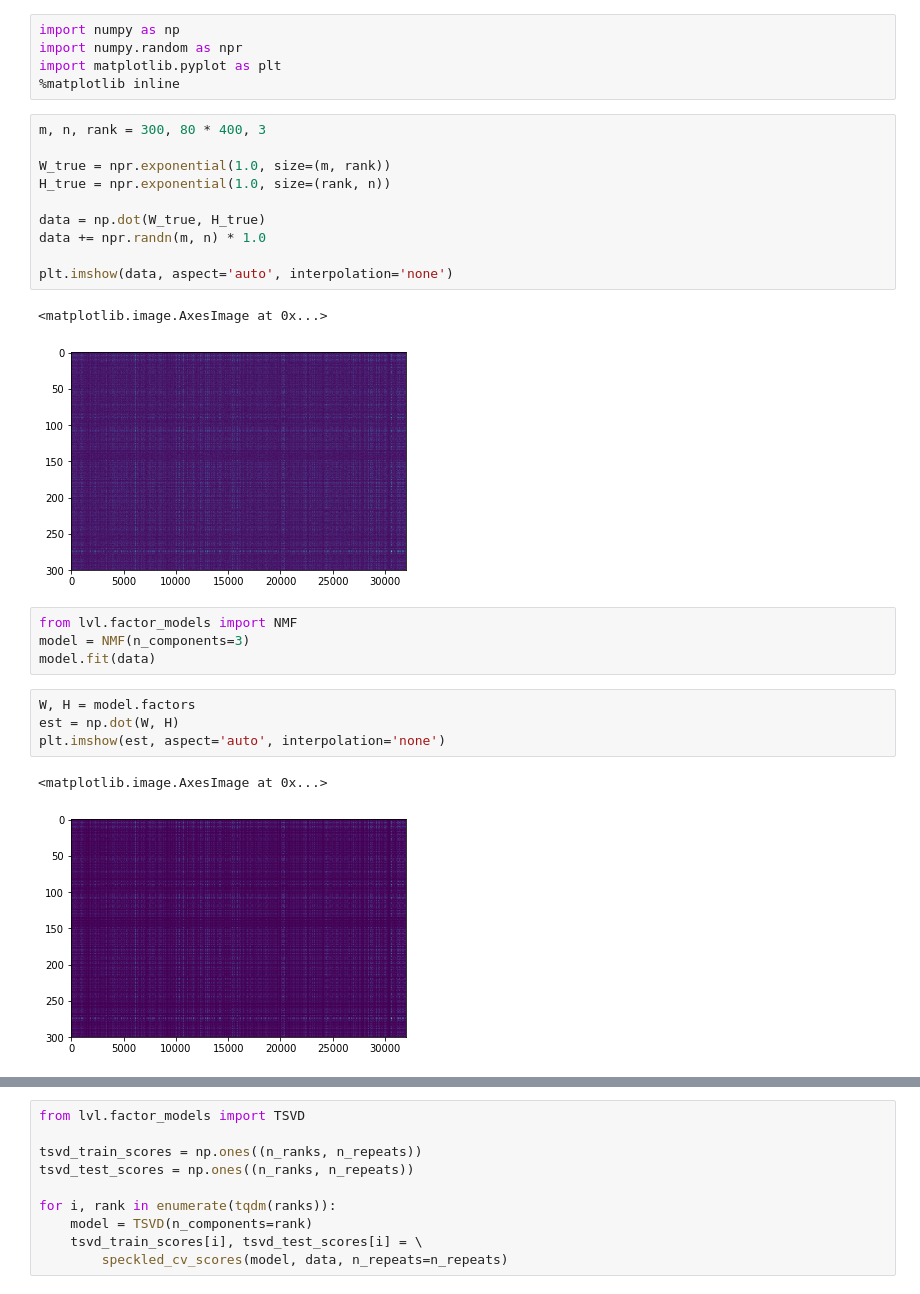
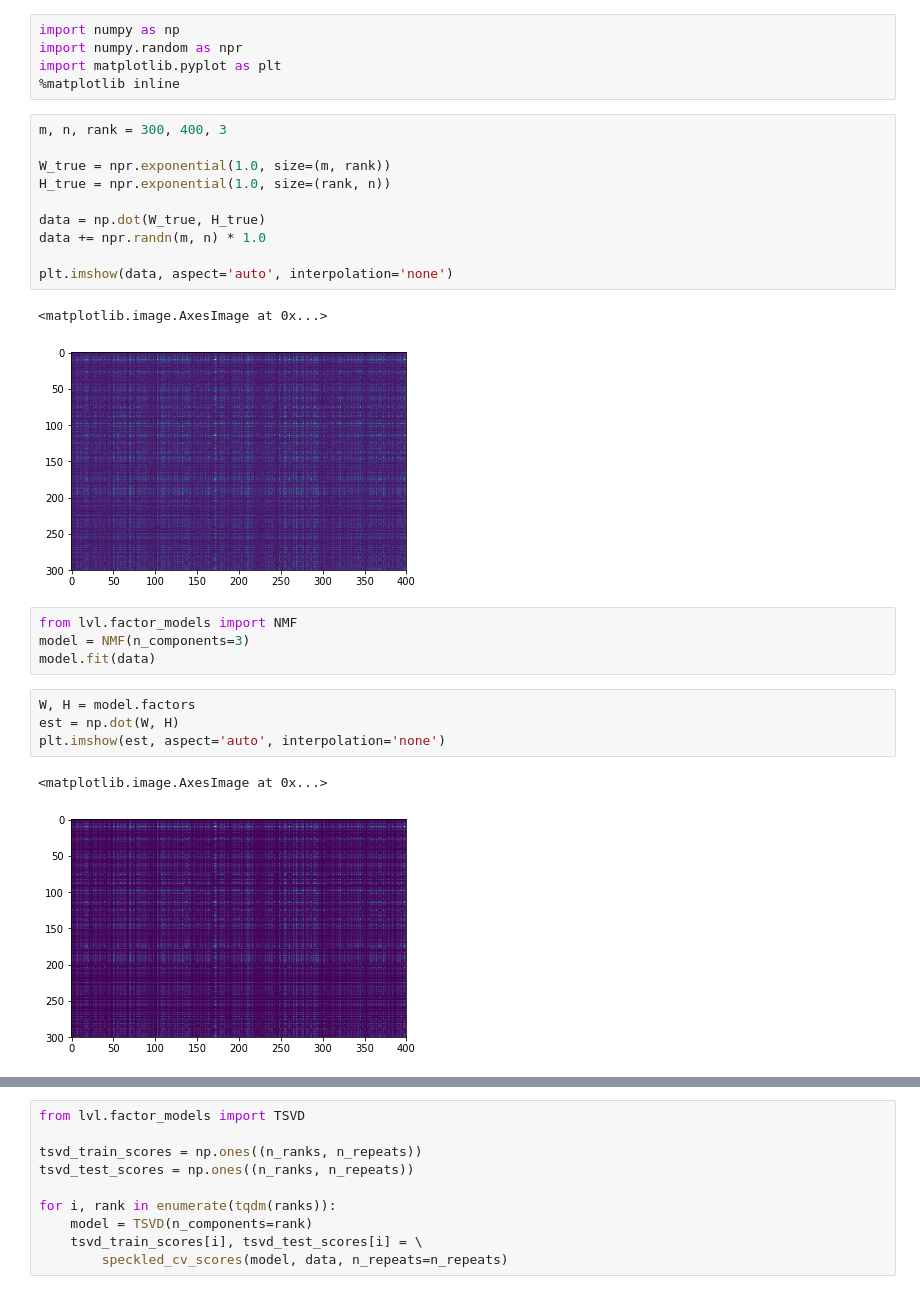
Before and after one commit to ahwillia/lvl, a Jupyter notebook: examples/NMF.ipynb, the cells around one changed output, grey strips where cells are left out. Drawn from its saved outputs; the diff is of its cells as text.

```diff
--- a/examples/NMF.ipynb
+++ b/examples/NMF.ipynb
@@ -4,18 +4,18 @@ import numpy.random as npr
 import matplotlib.pyplot as plt
 %matplotlib inline
 # %%
-m, n, rank = 300, 80 * 400, 3
+m, n, rank = 300, 400, 3
 
 W_true = npr.exponential(1.0, size=(m, rank))
 H_true = npr.exponential(1.0, size=(rank, n))
 
 data = np.dot(W_true, H_true)
 data += npr.randn(m, n) * 1.0
 
 plt.imshow(data, aspect='auto', interpolation='none')
 # %% [output]
 <matplotlib.image.AxesImage at 0x...>
-[figure, old version]
+[figure, new version]
 # %%
 from lvl.factor_models import NMF
 model = NMF(n_components=3)
@@ -26,7 +26,7 @@ est = np.dot(W, H)
 plt.imshow(est, aspect='auto', interpolation='none')
 # %% [output]
 <matplotlib.image.AxesImage at 0x...>
-[figure, old version]
+[figure, new version]
 # %%
 from tqdm import trange
 ranks, losses, scores = [], [], []
```
Also changed, not shown: parts of 3 cells of this notebook, 2 other files.
